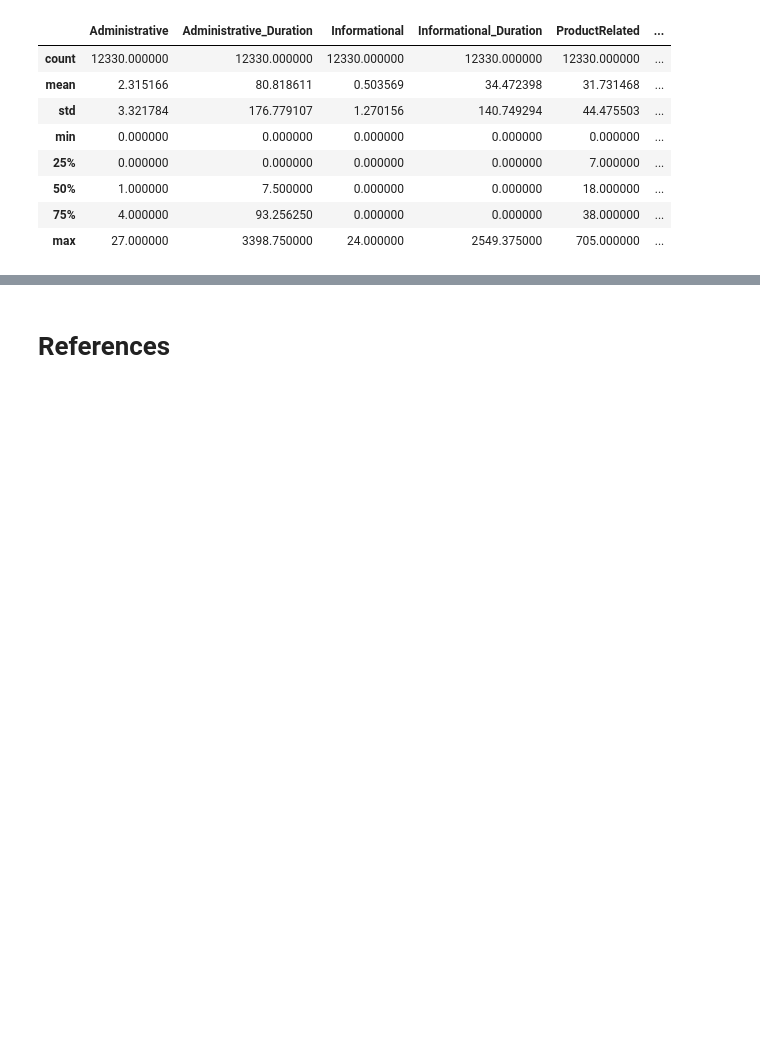
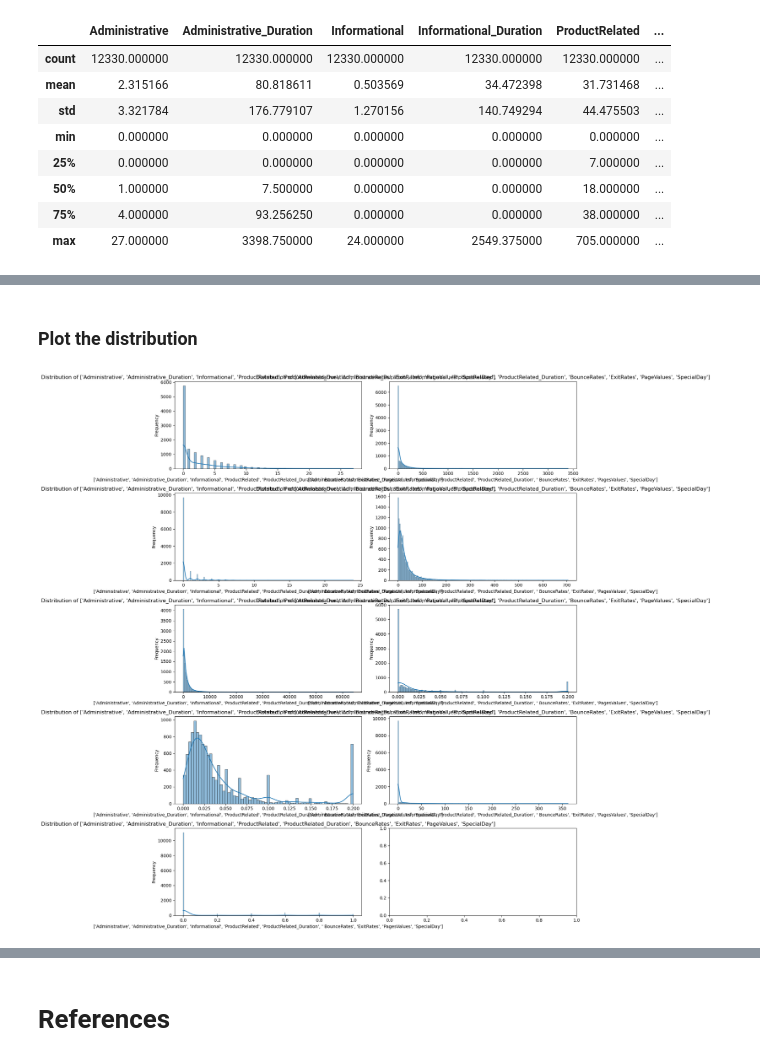
Before and after one commit to 2026362-Silvia/Statistic, a Jupyter notebook: 2nd Assessment/2026362_SilviaSolanoMarchini_Statistic_2ndAssesment.ipynb, the cells around one changed output, grey strips where cells are left out. Cells and saved outputs as stored; diff of their text form; code cells hidden in the pictures; blank space fills up the shorter version.

```diff
--- a/2nd Assessment/2026362_SilviaSolanoMarchini_Statistic_2ndAssesment.ipynb
+++ b/2nd Assessment/2026362_SilviaSolanoMarchini_Statistic_2ndAssesment.ipynb
@@ -155,0 +162,11 @@ The dataset does not contain any null values. As the dataset has categorical and
+# %%
+#Mean, Median and Mode of every columns (conditional)
+cols = df.columns.tolist()
+for i in cols:
+    if df[i].dtype in ['category', 'bool']:
+        continue
+    else:
+        mean = df[i].mean()
+        median = df[i].median()
+        mode = df[i].mode() [0]
+        print(f"Mean of {i}: {mean}| Median of {i}: {median}| Mode of {i}: {mode}")
@@ -155,0 +262,18 @@ The dataset does not contain any null values. As the dataset has categorical and
+# %% [markdown]
+### Plot the distribution
+# %%
+# Plot the distribution columns
+columns_1 = ["Administrative", "Administrative_Duration", "Informational", "ProductRelated", "ProductRelated_Duration", "BounceRates", "ExitRates", "PageValues", "SpecialDay"]
+fig, axes = plt.subplots(5,2, figsize=(14,18))
+axes = axes.flatten()
+
+for index, cols in enumerate (columns_1):
+    sns.histplot(df[cols], kde=True, ax=axes[index])
+    axes[index].set_title(f'Distribution of {columns_1}')
+    axes[index].set_xlabel(columns)
+    axes[index].set_ylabel('Frequency')
+
+plt.tight_layout()
+plt.show()
+# %% [output]
+[figure, added]
```
Also changed, not shown: parts of 13 cells of this notebook.
